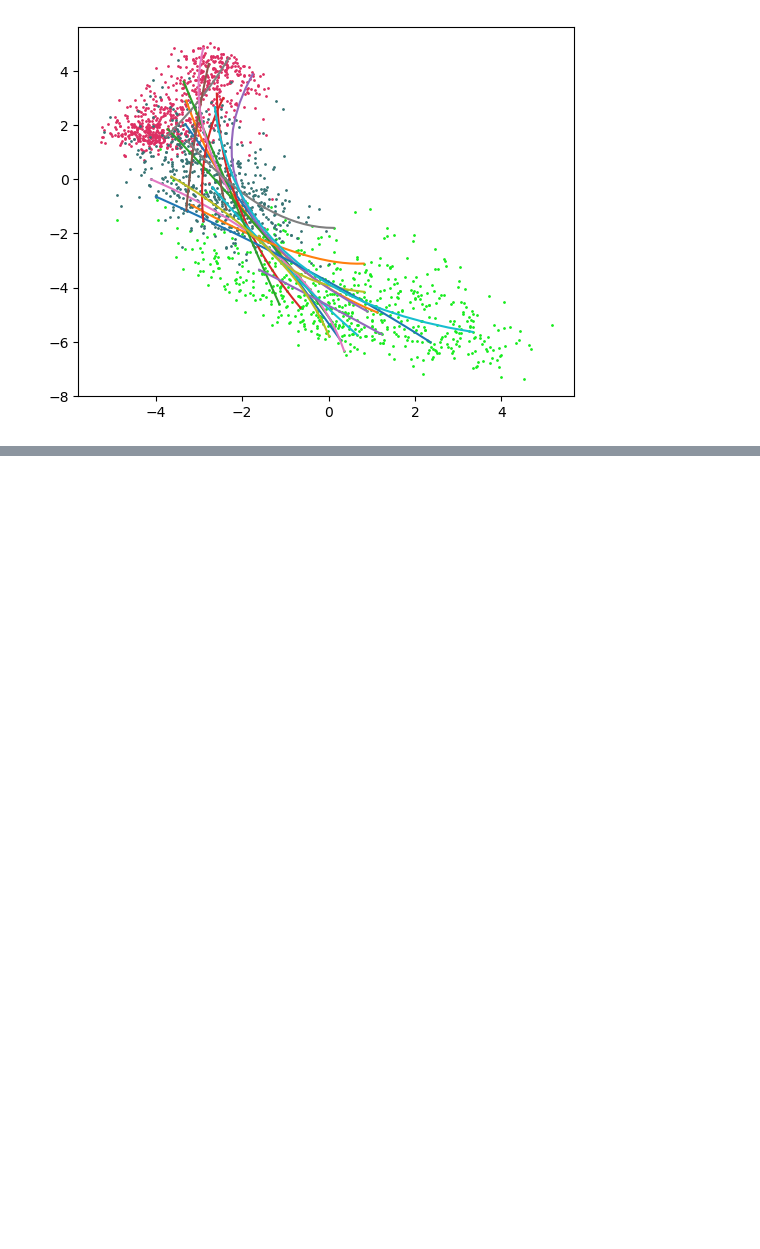
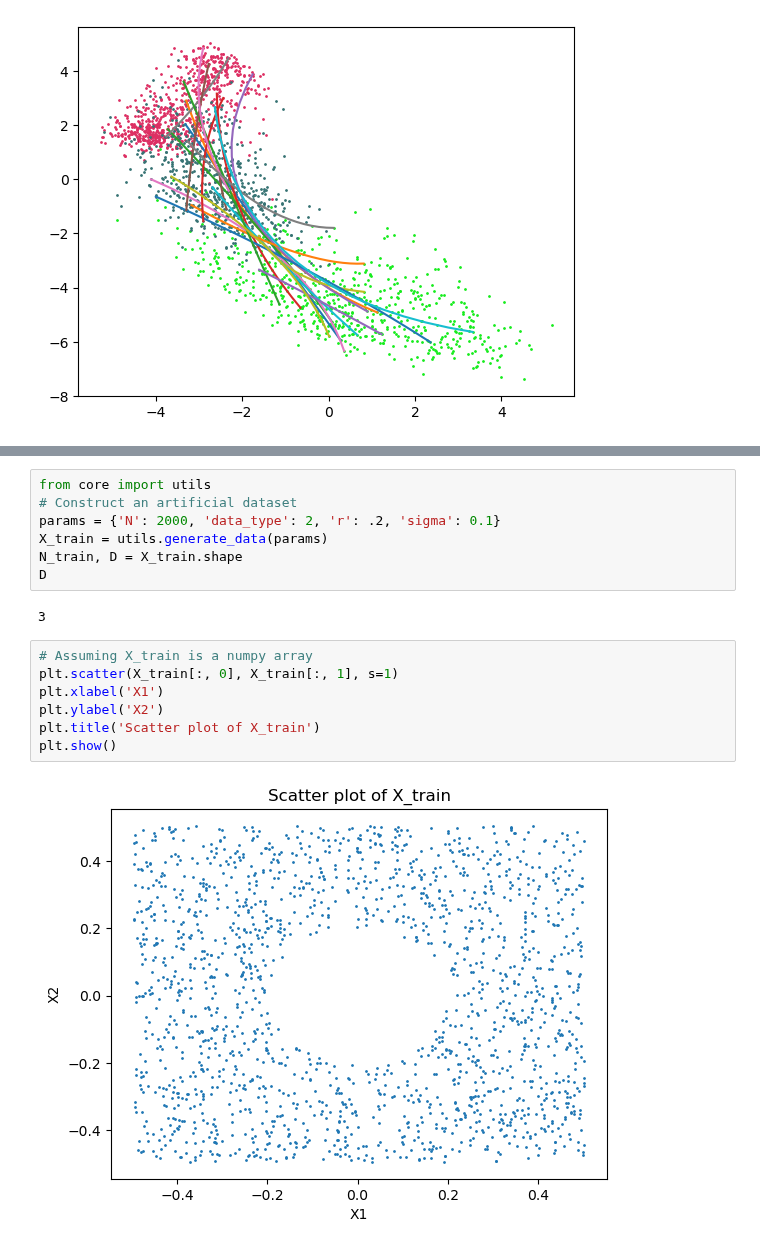
Before and after one commit to fablos/geo_latte, a Jupyter notebook: icra/my_tutorial.ipynb, the cells around one changed output, grey strips where cells are left out. Drawn from its saved outputs; the diff is of its cells as text; blank space fills up the shorter version.

```diff
--- a/icra/my_tutorial.ipynb
+++ b/icra/my_tutorial.ipynb
@@ -245,0 +254,18 @@ with tqdm(range(num_curves)) as pbar:
+# %%
+from core import utils
+# Construct an artificial dataset
+params = {'N': 2000, 'data_type': 2, 'r': .2, 'sigma': 0.1}
+X_train = utils.generate_data(params)
+N_train, D = X_train.shape
+D
+# %% [output]
+3
+# %%
+# Assuming X_train is a numpy array
+plt.scatter(X_train[:, 0], X_train[:, 1], s=1)
+plt.xlabel('X1')
+plt.ylabel('X2')
+plt.title('Scatter plot of X_train')
+plt.show()
+# %% [output]
+[figure, added]
```
Also changed, not shown: parts of 10 cells of this notebook, 1 other file.
